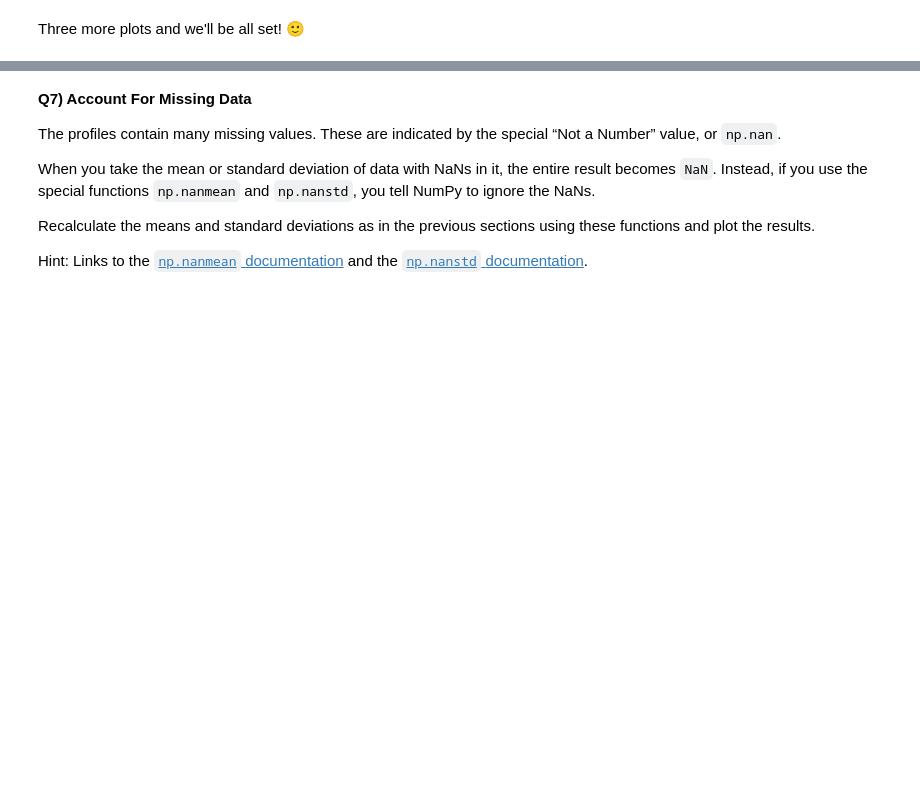
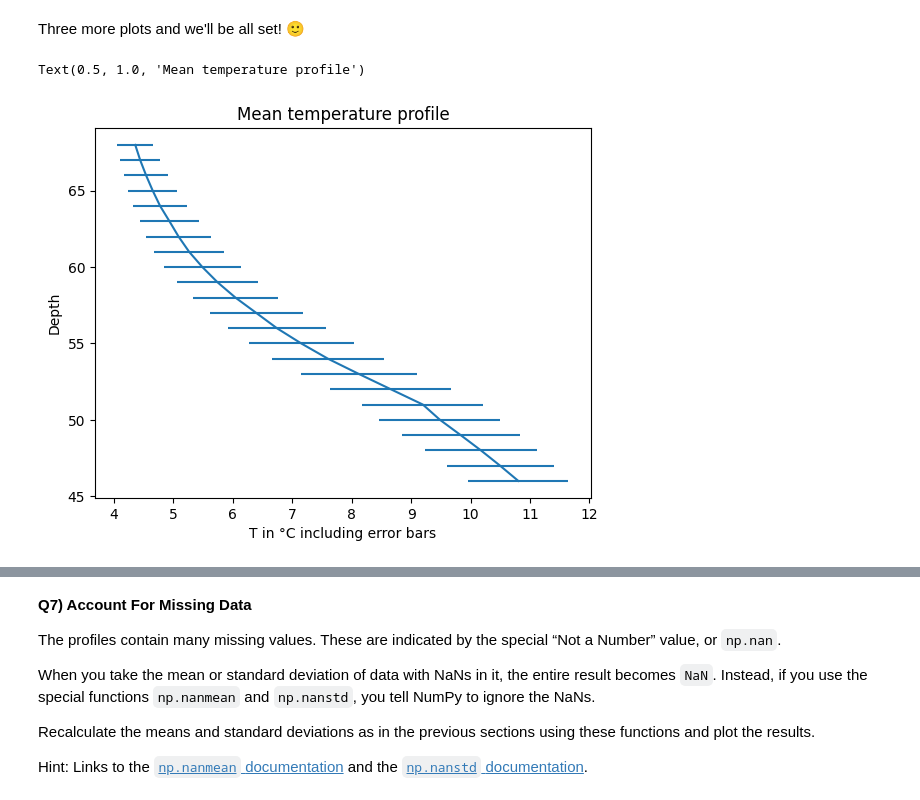
Before and after one commit to Stickyboy69/2023_Intro_Python, a Jupyter notebook: W2_S1.ipynb, the cells around one changed output, grey strips where cells are left out. Saved outputs shown, nothing was run; the diff lists cells and outputs as text; code cells hidden in the pictures; blank space fills up the shorter version.

```diff
--- a/W2_S1.ipynb
+++ b/W2_S1.ipynb
@@ -304,2 +312,10 @@ plt.title(___)
 # %% [markdown]
 Three more plots and we'll be all set! 🙂
+# %%
+plt.errorbar(T_mean,level,xerr=T_std)
+plt.xlabel('T in °C including error bars')
+plt.ylabel('Depth')
+plt.title('Mean temperature profile')
+# %% [output]
+Text(0.5, 1.0, 'Mean temperature profile')
+[figure, added]
```
Also changed, not shown: parts of 23 cells of this notebook.
